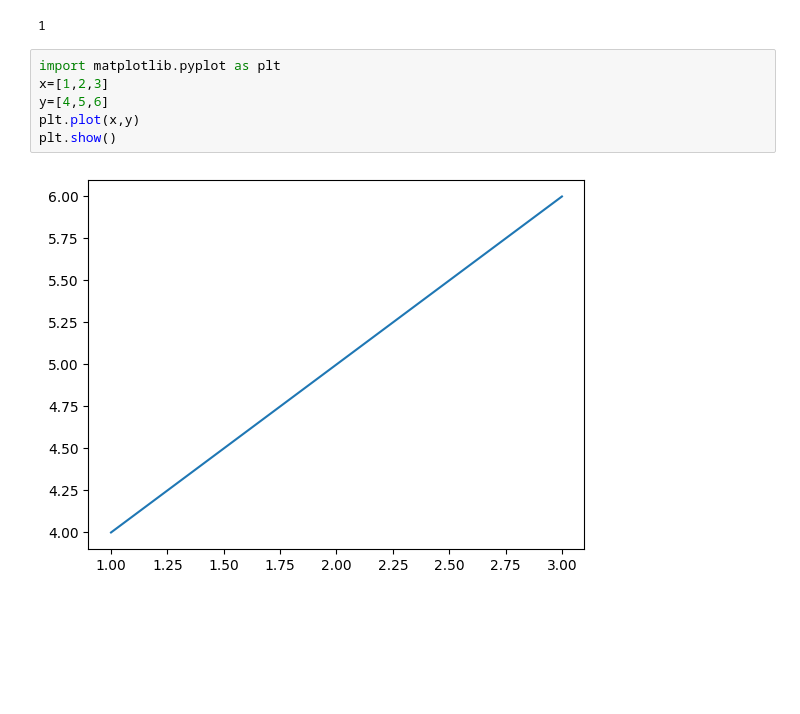
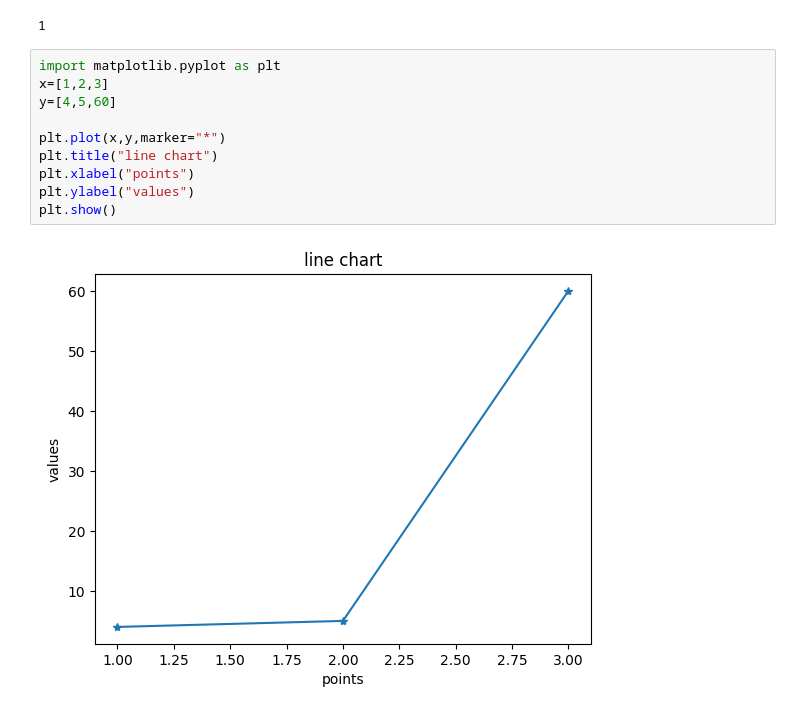
Before and after one commit to eswari64/datascience, a Jupyter notebook: Copy_of_Welcome_To_Colab.ipynb, the cells around one changed output. Drawn from its saved outputs; the diff is of its cells as text; blank space fills up the shorter version.

```diff
--- a/Copy_of_Welcome_To_Colab.ipynb
+++ b/Copy_of_Welcome_To_Colab.ipynb
@@ -1318,11 +1318,15 @@ print(data.index(20))
 # %%
 import matplotlib.pyplot as plt
 x=[1,2,3]
-y=[4,5,6]
-plt.plot(x,y)
+y=[4,5,60]
+
+plt.plot(x,y,marker="*")
+plt.title("line chart")
+plt.xlabel("points")
+plt.ylabel("values")
 plt.show()
 # %% [output]
-[figure, old version]
+[figure, new version]
 # %%
 import matplotlib.pyplot as plt
 x=[1,2,3]
```
Also changed, not shown: parts of 5 cells of this notebook.
